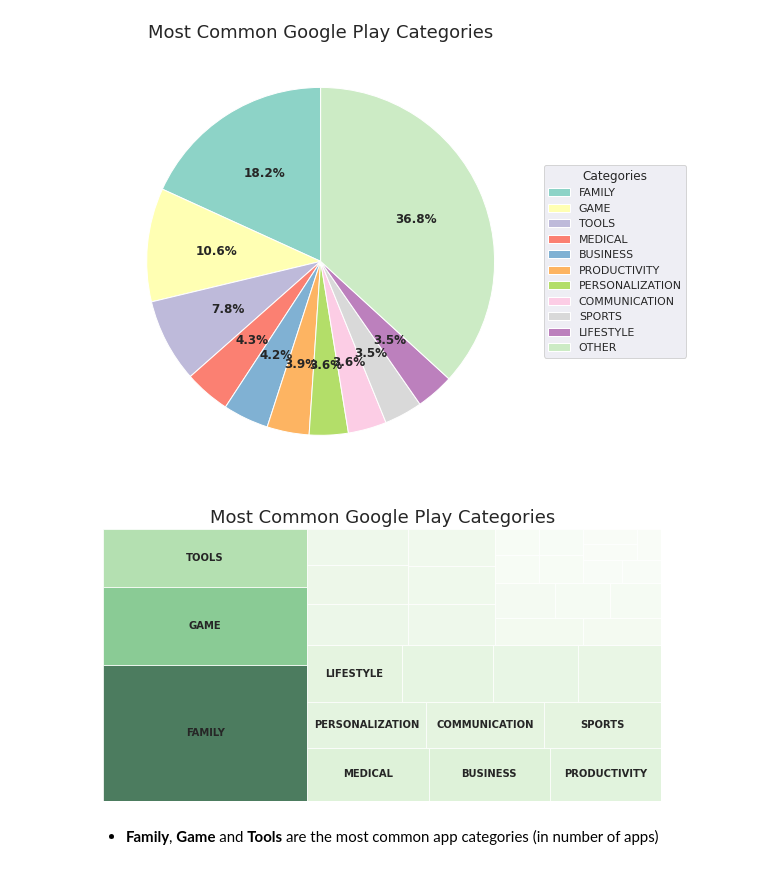
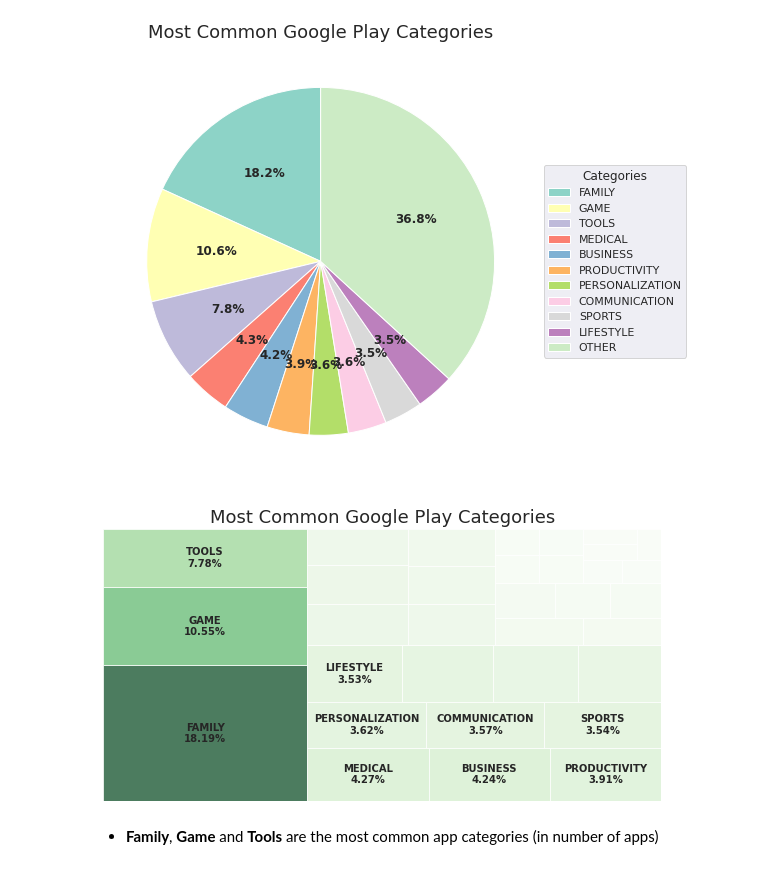
Before and after one commit to kimurarh/googleplay-analysis, a Jupyter notebook: Google-Play-Store-Analysis.ipynb, the cells around one changed output. Cells and saved outputs as stored; diff of their text form; code cells hidden in the pictures.

```diff
--- a/Google-Play-Store-Analysis.ipynb
+++ b/Google-Play-Store-Analysis.ipynb
@@ -214,7 +214,7 @@ df_apps['Price'] = df_apps['Price'].apply(lambda x: float(x[1:]) if x[0] == '$'
 # %% [markdown]
 ### Android Version (remove part of the text )
 # %%
-df_apps['Android Ver'] = df_apps['Android Ver'].apply(lambda x: x.split(' ')[0])
+df_apps['Android Ver'] = df_apps['Android Ver'].apply(lambda x: x.split('.')[0] + '.0')
 # %% [markdown]
 ### Rename column
 # %%
@@ -256,24 +253,25 @@ plt.show()
 [figure]
 # %%
 # Generate Labels and Values
-labels = common_categories.index.tolist()
-values = common_categories.values.tolist()
+values = common_categories.values
+percentage = (values * 100 / values.sum()).round(2)
+labels = common_categories.index + '\n' + percentage.astype('str') + '%'
 
 # Generate Colormap
 cmap = matplotlib.cm.Greens
 mini = min(common_categories)
 maxi = max(common_categories)
 norm = matplotlib.colors.Normalize(vmin=mini, vmax=maxi)
 colors = [cmap(norm(i)) for i in common_categories]
 
 # Plot
 fig, ax = plt.subplots(figsize=(10, 5))
 squarify.plot(values, label=labels[:10], color=colors, alpha=0.7, text_kwargs={'fontsize': 10, 'weight': 'bold'})
 ax.axis('off')
 ax.set_title("Most Common Google Play Categories", fontsize=18)
 plt.show()
 # %% [output]
-[figure, old version]
+[figure, new version]
 # %% [markdown]
 * <strong>Family</strong>, <strong>Game</strong> and <strong>Tools</strong> are the most common app categories (in number of apps)
 # %% [markdown]
```
Also changed, not shown: parts of 11 cells of this notebook.
